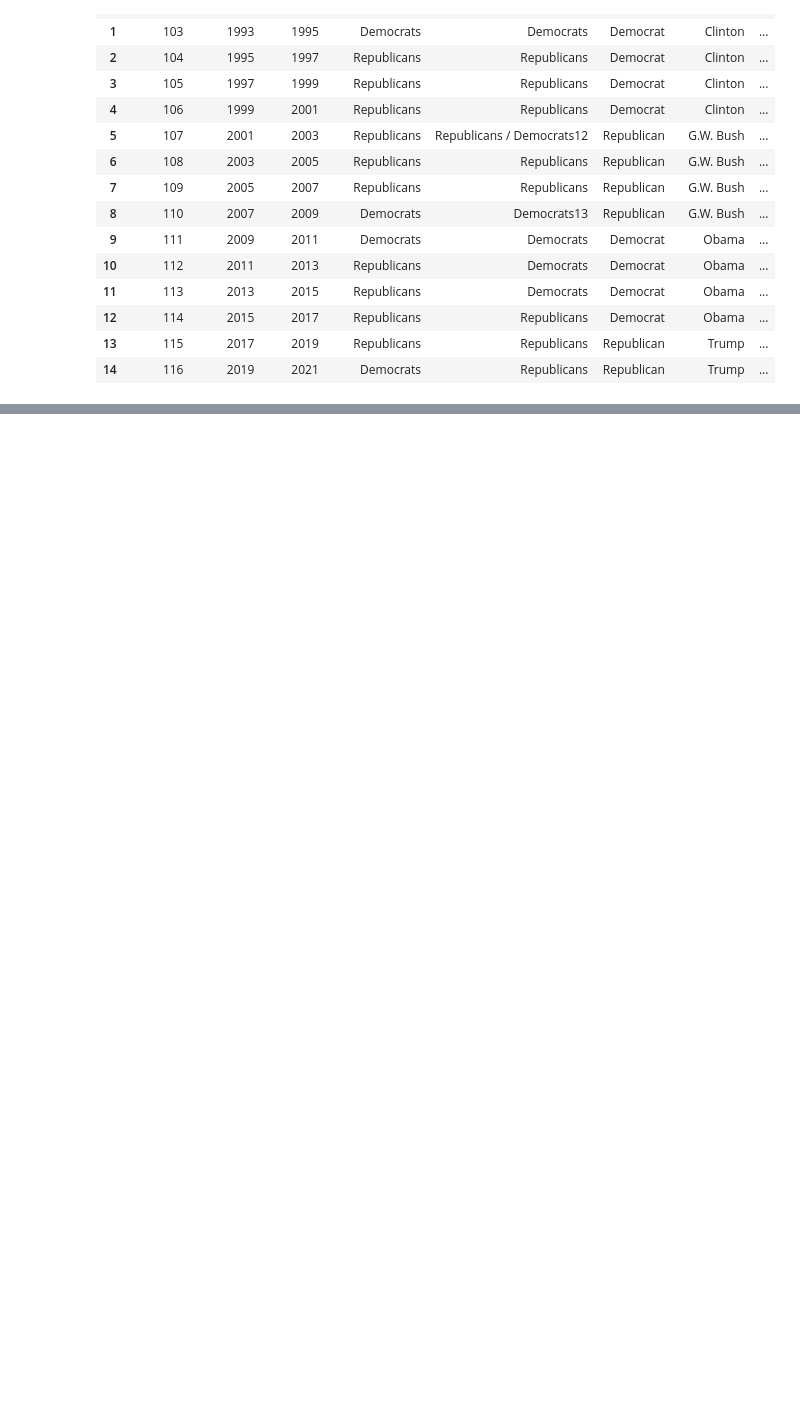
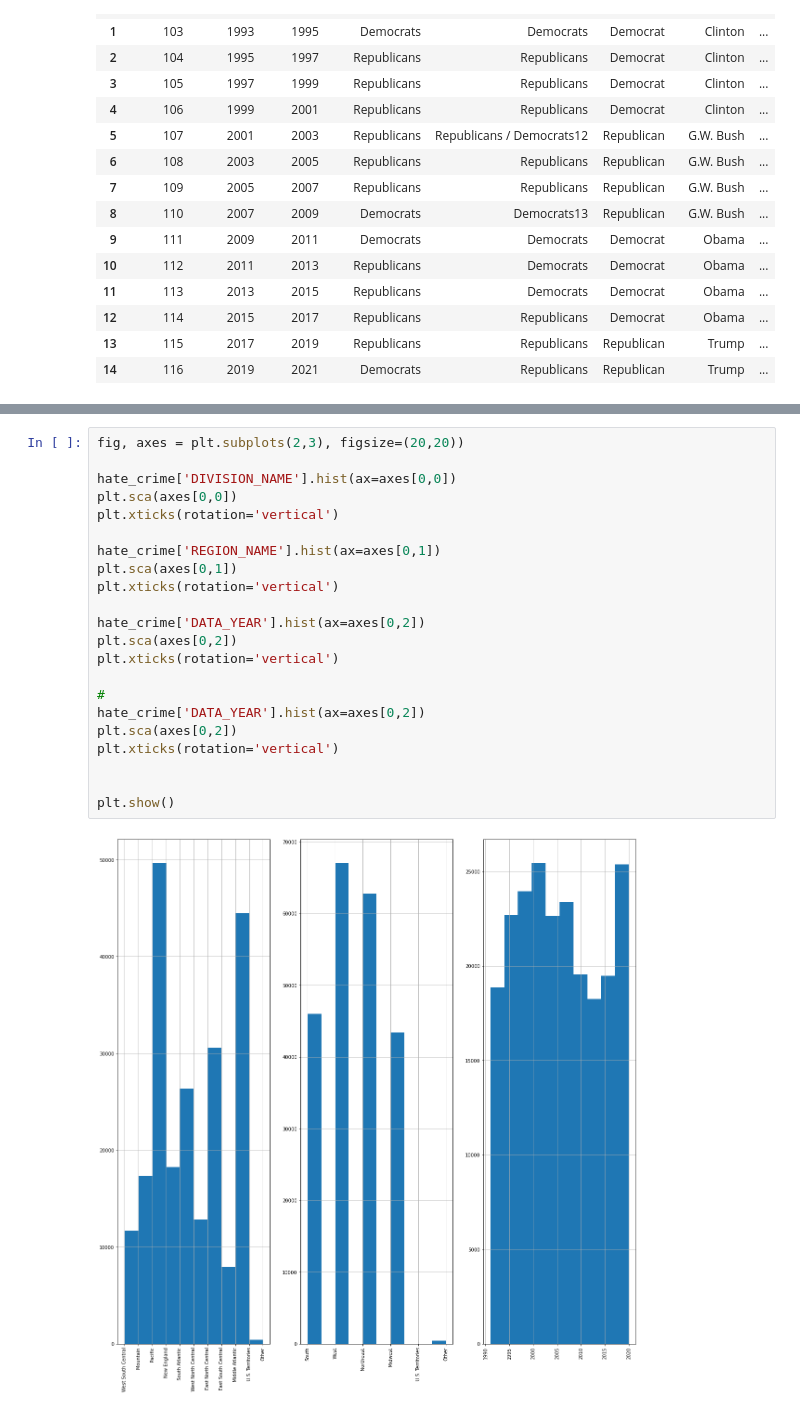
Before and after one commit to CEsperance/Final_Project, a Jupyter notebook: AS_notebook.ipynb, the cells around one changed output, grey strips where cells are left out. Saved outputs shown, nothing was run; the diff lists cells and outputs as text; blank space fills up the shorter version.

```diff
--- a/AS_notebook.ipynb
+++ b/AS_notebook.ipynb
@@ -62,0 +213,24 @@ political
+# %%
+fig, axes = plt.subplots(2,3), figsize=(20,20))
+
+hate_crime['DIVISION_NAME'].hist(ax=axes[0,0])
+plt.sca(axes[0,0])
+plt.xticks(rotation='vertical')
+
+hate_crime['REGION_NAME'].hist(ax=axes[0,1])
+plt.sca(axes[0,1])
+plt.xticks(rotation='vertical')
+
+hate_crime['DATA_YEAR'].hist(ax=axes[0,2])
+plt.sca(axes[0,2])
+plt.xticks(rotation='vertical')
+
+#
+hate_crime['DATA_YEAR'].hist(ax=axes[0,2])
+plt.sca(axes[0,2])
+plt.xticks(rotation='vertical')
+
+
+plt.show()
+# %% [output]
+[figure, added]
```
Also changed, not shown: parts of 16 cells of this notebook.
